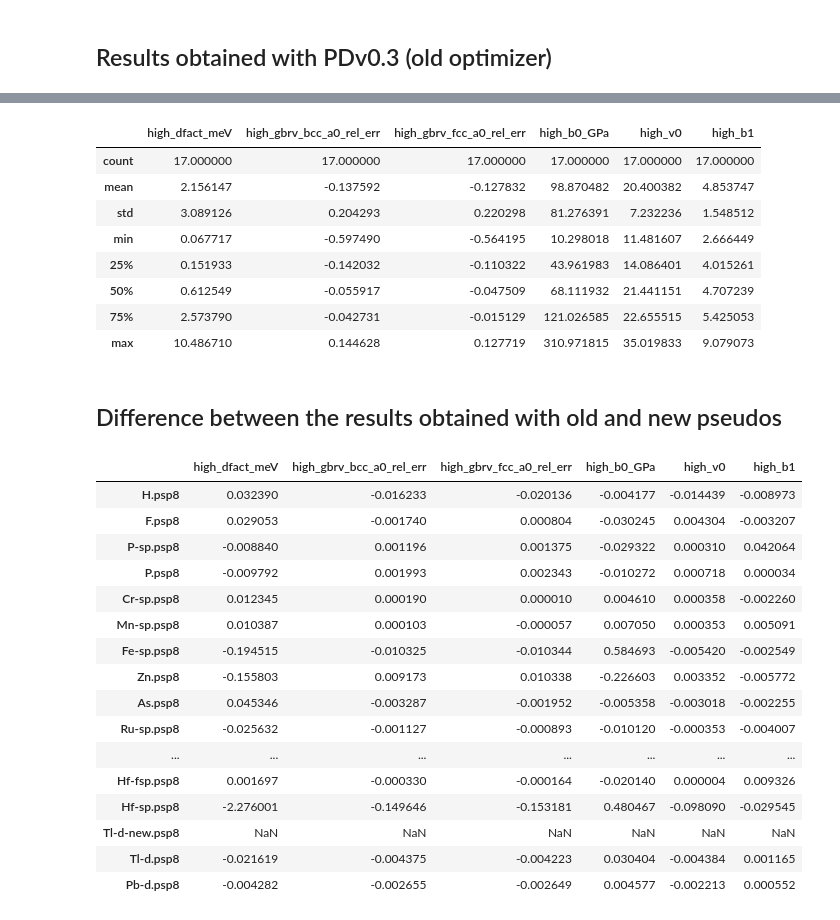
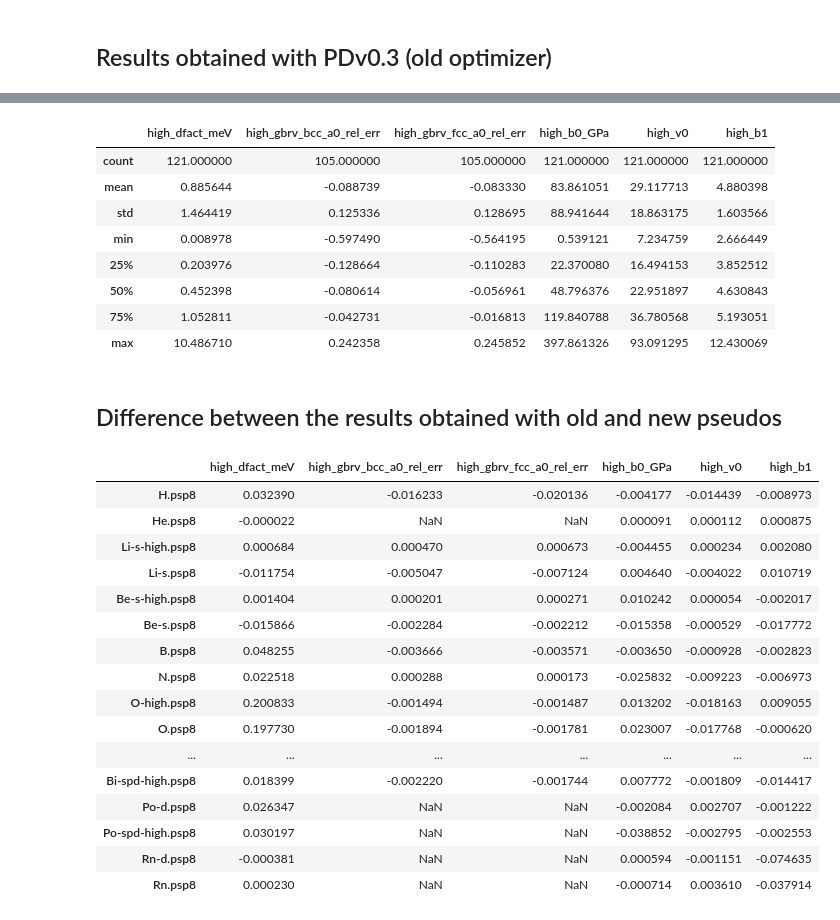
Before and after one commit to abinit/pseudo_dojo, a Jupyter notebook: pseudo_dojo/pseudos/oldvsnew.ipynb, the cells around one changed output, grey strips where cells are left out. Drawn from its saved outputs; the diff is of its cells as text; code cells hidden in the pictures.

```diff
--- a/pseudo_dojo/pseudos/oldvsnew.ipynb
+++ b/pseudo_dojo/pseudos/oldvsnew.ipynb
@@ -5,12 +5,14 @@ import matplotlib.pyplot as plt
 import seaborn as sns
 %matplotlib notebook
 
+pd.set_option('display.max_rows', 10000)
+
 keys = ["high_dfact_meV", "high_gbrv_bcc_a0_rel_err", "high_gbrv_fcc_a0_rel_err",
         "high_b0_GPa", "high_v0", "high_b1"]
 # %%
-old_pseudos = DojoTable.from_dir("ONCVPSP-PBE-PDv0.3/")
+old_pseudos = DojoTable.from_dir("/Users/gmatteo/git_repos/pseudo_dojo/pseudo_dojo/pseudos/ONCVPSP-PBE-PDv0.3/")
 # %%
-new_pseudos = DojoTable.from_dir("ONCVPSP-PBE-PDv0.4/")
+new_pseudos = DojoTable.from_dir("/Users/gmatteo/git_repos/pseudo_dojo/pseudo_dojo/pseudos/ONCVPSP-PBE-PDv0.4/")
 # %% [markdown]
 ## dataframe with new pseudos (new optimizer, same input file as in PDv0.3)
 # %%
@@ -79,33 +81,34 @@ old_frame[keys]
 old_frame[keys].describe()
 # %% [output]
 |  | high_dfact_meV | high_gbrv_bcc_a0_rel_err | high_gbrv_fcc_a0_rel_err | high_b0_GPa | high_v0 | high_b1 |
-| count | 17.000000 | 17.000000 | 17.000000 | 17.000000 | 17.000000 | 17.000000 |
-| mean | 2.156147 | -0.137592 | -0.127832 | 98.870482 | 20.400382 | 4.853747 |
-| std | 3.089126 | 0.204293 | 0.220298 | 81.276391 | 7.232236 | 1.548512 |
-| min | 0.067717 | -0.597490 | -0.564195 | 10.298018 | 11.481607 | 2.666449 |
-| 25% | 0.151933 | -0.142032 | -0.110322 | 43.961983 | 14.086401 | 4.015261 |
-| 50% | 0.612549 | -0.055917 | -0.047509 | 68.111932 | 21.441151 | 4.707239 |
-| 75% | 2.573790 | -0.042731 | -0.015129 | 121.026585 | 22.655515 | 5.425053 |
-| max | 10.486710 | 0.144628 | 0.127719 | 310.971815 | 35.019833 | 9.079073 |
+| count | 121.000000 | 105.000000 | 105.000000 | 121.000000 | 121.000000 | 121.000000 |
+| mean | 0.885644 | -0.088739 | -0.083330 | 83.861051 | 29.117713 | 4.880398 |
+| std | 1.464419 | 0.125336 | 0.128695 | 88.941644 | 18.863175 | 1.603566 |
+| min | 0.008978 | -0.597490 | -0.564195 | 0.539121 | 7.234759 | 2.666449 |
+| 25% | 0.203976 | -0.128664 | -0.110283 | 22.370080 | 16.494153 | 3.852512 |
+| 50% | 0.452398 | -0.080614 | -0.056961 | 48.796376 | 22.951897 | 4.630843 |
+| 75% | 1.052811 | -0.042731 | -0.016813 | 119.840788 | 36.780568 | 5.193051 |
+| max | 10.486710 | 0.242358 | 0.245852 | 397.861326 | 93.091295 | 12.430069 |
 # %% [markdown]
 ## Difference between the results obtained with old and new pseudos
 # %%
-new_frame[keys] - old_frame[keys]
+new_minus_old = new_frame[keys] - old_frame[keys]
+new_minus_old
 # %% [output]
 |  | high_dfact_meV | high_gbrv_bcc_a0_rel_err | high_gbrv_fcc_a0_rel_err | high_b0_GPa | high_v0 | high_b1 |
 | H.psp8 | 0.032390 | -0.016233 | -0.020136 | -0.004177 | -0.014439 | -0.008973 |
-| F.psp8 | 0.029053 | -0.001740 | 0.000804 | -0.030245 | 0.004304 | -0.003207 |
-| P-sp.psp8 | -0.008840 | 0.001196 | 0.001375 | -0.029322 | 0.000310 | 0.042064 |
-| P.psp8 | -0.009792 | 0.001993 | 0.002343 | -0.010272 | 0.000718 | 0.000034 |
-| Cr-sp.psp8 | 0.012345 | 0.000190 | 0.000010 | 0.004610 | 0.000358 | -0.002260 |
-| Mn-sp.psp8 | 0.010387 | 0.000103 | -0.000057 | 0.007050 | 0.000353 | 0.005091 |
-| Fe-sp.psp8 | -0.194515 | -0.010325 | -0.010344 | 0.584693 | -0.005420 | -0.002549 |
-| Zn.psp8 | -0.155803 | 0.009173 | 0.010338 | -0.226603 | 0.003352 | -0.005772 |
-| As.psp8 | 0.045346 | -0.003287 | -0.001952 | -0.005358 | -0.003018 | -0.002255 |
-| Ru-sp.psp8 | -0.025632 | -0.001127 | -0.000893 | -0.010120 | -0.000353 | -0.004007 |
+| He.psp8 | -0.000022 | NaN | NaN | 0.000091 | 0.000112 | 0.000875 |
+| Li-s-high.psp8 | 0.000684 | 0.000470 | 0.000673 | -0.004455 | 0.000234 | 0.002080 |
+| Li-s.psp8 | -0.011754 | -0.005047 | -0.007124 | 0.004640 | -0.004022 | 0.010719 |
+| Be-s-high.psp8 | 0.001404 | 0.000201 | 0.000271 | 0.010242 | 0.000054 | -0.002017 |
+| Be-s.psp8 | -0.015866 | -0.002284 | -0.002212 | -0.015358 | -0.000529 | -0.017772 |
+| B.psp8 | 0.048255 | -0.003666 | -0.003571 | -0.003650 | -0.000928 | -0.002823 |
+| N.psp8 | 0.022518 | 0.000288 | 0.000173 | -0.025832 | -0.009223 | -0.006973 |
+| O-high.psp8 | 0.200833 | -0.001494 | -0.001487 | 0.013202 | -0.018163 | 0.009055 |
+| O.psp8 | 0.197730 | -0.001894 | -0.001781 | 0.023007 | -0.017768 | -0.000620 |
 | ... | ... | ... | ... | ... | ... | ... |
-| Hf-fsp.psp8 | 0.001697 | -0.000330 | -0.000164 | -0.020140 | 0.000004 | 0.009326 |
-| Hf-sp.psp8 | -2.276001 | -0.149646 | -0.153181 | 0.480467 | -0.098090 | -0.029545 |
-| Tl-d-new.psp8 | NaN | NaN | NaN | NaN | NaN | NaN |
-| Tl-d.psp8 | -0.021619 | -0.004375 | -0.004223 | 0.030404 | -0.004384 | 0.001165 |
-| Pb-d.psp8 | -0.004282 | -0.002655 | -0.002649 | 0.004577 | -0.002213 | 0.000552 |
+| Bi-spd-high.psp8 | 0.018399 | -0.002220 | -0.001744 | 0.007772 | -0.001809 | -0.014417 |
+| Po-d.psp8 | 0.026347 | NaN | NaN | -0.002084 | 0.002707 | -0.001222 |
+| Po-spd-high.psp8 | 0.030197 | NaN | NaN | -0.038852 | -0.002795 | -0.002553 |
+| Rn-d.psp8 | -0.000381 | NaN | NaN | 0.000594 | -0.001151 | -0.074635 |
+| Rn.psp8 | 0.000230 | NaN | NaN | -0.000714 | 0.003610 | -0.037914 |
```
Also changed, not shown: parts of 15 cells of this notebook, 1 other file.
